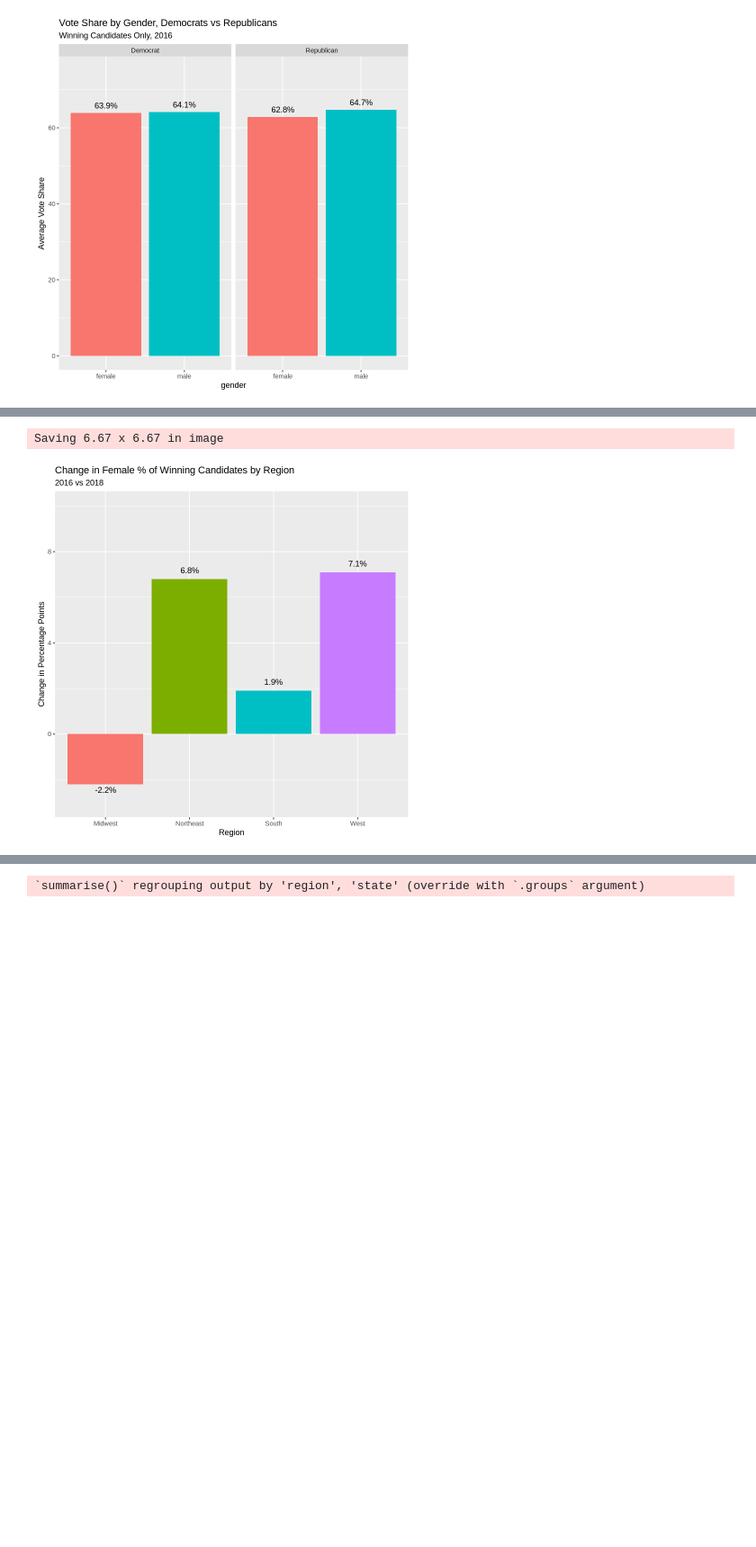
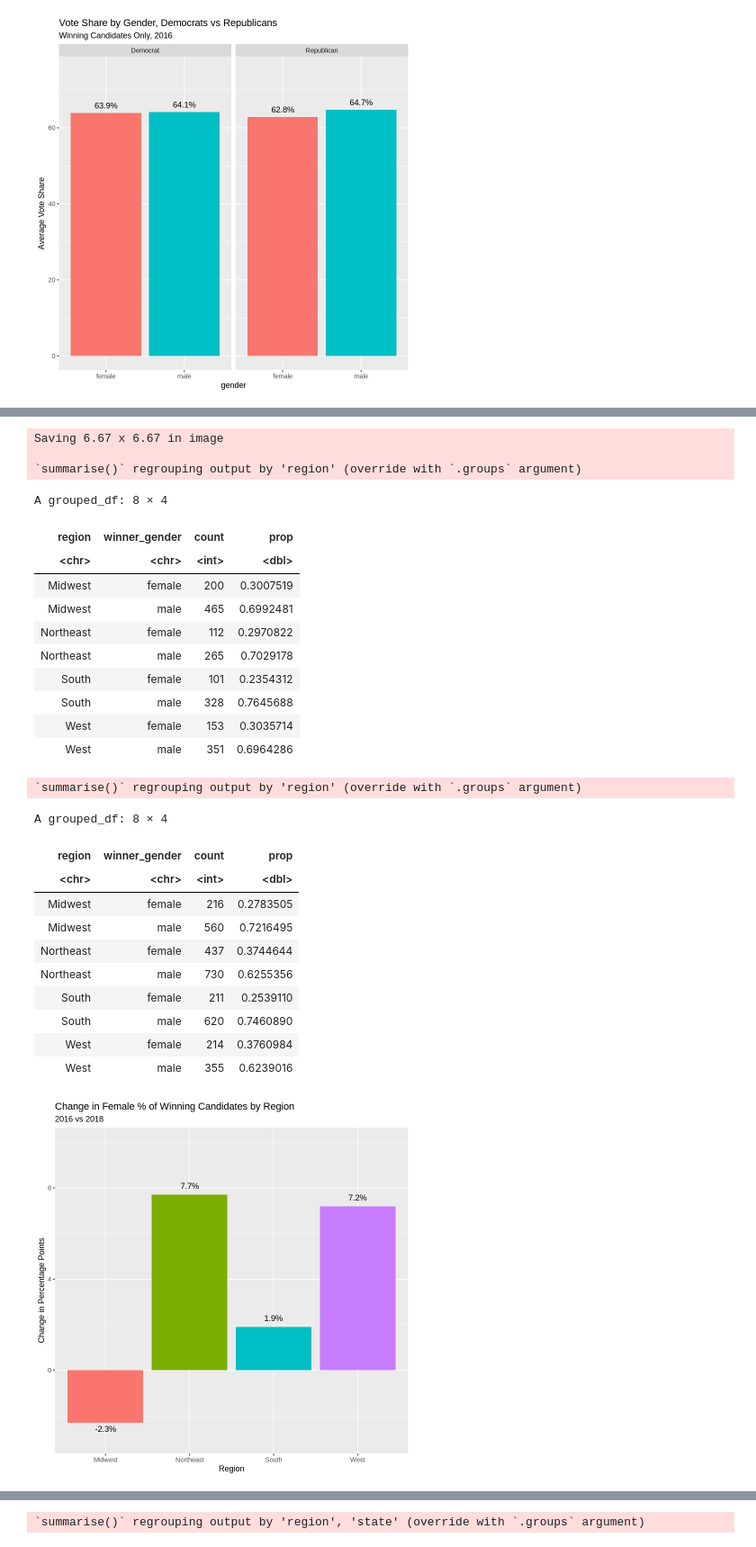
Before and after one commit to michael-bonitati-1117/final_project, a Jupyter notebook: state_election_analysis_michael.ipynb, the cells around one changed output, grey strips where cells are left out. Shown at 90% size. Drawn from its saved outputs; the diff is of its cells as text; code cells hidden in the pictures; blank space fills up the shorter version.

```diff
--- a/Dataset_Analysis.ipynb
+++ b/state_election_analysis_michael.ipynb
@@ -209,7 +209,7 @@ elections_2016_long %>%
 
 # 2016, female % of winning candidates
 female_win_2016 <- elections_2016 %>%
-    filter(gender_dem %in% c("male", "female"), gender_rep %in% c("male", "female")) %>%
+    filter(gender_dem %in% c("male", "female"), gender_rep %in% c("male", "female"), winner_gender %in% c("male", "female")) %>%
     group_by(winner_gender) %>%
     summarize(count = n()) %>%
     mutate(prop = count/sum(count)) %>%
@@ -218,8 +218,8 @@ female_win_2016 <- elections_2016 %>%
     mutate(year = 2016)
 
 # By region
-female_prop_region_16 <- elections_2016 %>%
-    filter(gender_dem %in% c("male", "female"), gender_rep %in% c("male", "female")) %>%
+female_win_region_16 <- elections_2016 %>%
+    filter(gender_dem %in% c("male", "female"), gender_rep %in% c("male", "female"), winner_gender %in% c("male", "female")) %>%
     group_by(region, winner_gender) %>%
     summarize(count = n()) %>%
     mutate(prop = count/sum(count)) %>%
@@ -227,7 +227,7 @@ female_prop_region_16 <- elections_2016 %>%
     summarize(avg_prop = round(100*mean(prop),1)) %>%
     mutate(year = 2016)
 
-female_prop_region_16 %>%
+female_win_region_16 %>%
     ggplot(aes(x = region, y = avg_prop, fill = region, label = paste(avg_prop, "%", sep = ""))) +
         geom_bar(stat = "identity") +
         geom_text(position = position_nudge(0,2)) +
@@ -236,7 +236,7 @@ female_prop_region_16 %>%
 
 # 2018, female % of winning candidates
 female_win_2018 <- elections_2018 %>%
-    filter(gender_democrat %in% c("male", "female"), gender_republican %in% c("male", "female")) %>%
+    filter(gender_democrat %in% c("male", "female"), gender_republican %in% c("male", "female"), winner_gender %in% c("male", "female")) %>%
     group_by(winner_gender) %>%
     summarize(count = n()) %>%
     mutate(prop = count/sum(count)) %>%
@@ -247,8 +247,8 @@ female_win_2018 <- elections_2018 %>%
 
 
 # By region
-female_prop_region_18 <- elections_2018 %>%
-    filter(gender_democrat %in% c("male", "female"), gender_republican %in% c("male", "female")) %>%
+female_win_region_18 <- elections_2018 %>%
+    filter(gender_democrat %in% c("male", "female"), gender_republican %in% c("male", "female"), winner_gender %in% c("male", "female")) %>%
     group_by(region, winner_gender) %>%
     summarize(count = n()) %>%
     mutate(prop = count/sum(count)) %>%
@@ -256,7 +256,7 @@ female_prop_region_18 <- elections_2018 %>%
     summarize(avg_prop = round(100*mean(prop),1)) %>%
     mutate(year = 2018)
 
-female_prop_region_18 %>%
+female_win_region_18 %>%
     ggplot(aes(x = region, y = avg_prop, fill = region, label = paste(avg_prop, "%", sep = ""))) +
         geom_bar(stat = "identity") +
         geom_text(position = position_nudge(0,2)) +
@@ -280,8 +280,8 @@ ggsave("female_overall_time.png")
 
 
 # 2016 vs 2018 by region
-female_prop_region_16 %>%
-    left_join(female_prop_region_18, by = "region") %>%
+female_win_region_16 %>%
+    left_join(female_win_region_18, by = "region") %>%
     mutate(change_prop = avg_prop.y - avg_prop.x,
             vjust = ifelse(change_prop >= 0, -1, 1.5)) %>%
     ggplot(aes(x = region, y = change_prop, fill = region)) +
@@ -294,6 +294,18 @@ female_prop_region_16 %>%
             x = "Region",
             y = "Change in Percentage Points")
 ggsave("female_change_region.jpg")
+
+
+elections_2016 %>%
+    group_by(region, winner_gender) %>%
+    filter(gender_dem %in% c("male", "female"), gender_rep %in% c("male", "female"), winner_gender %in% c("male", "female")) %>%
+    summarize(count = n()) %>%
+    mutate(prop = count / sum(count))
+elections_2018 %>%
+    group_by(region, winner_gender) %>%
+    filter(gender_democrat %in% c("male", "female"), gender_republican %in% c("male", "female"), winner_gender %in% c("male", "female")) %>%
+    summarize(count = n()) %>%
+    mutate(prop = count / sum(count))
 # %% [output]
 `summarise()` ungrouping output (override with `.groups` argument)
 
@@ -313,2 +325,27 @@ Saving 6.67 x 6.67 in image
 Saving 6.67 x 6.67 in image
+
+`summarise()` regrouping output by 'region' (override with `.groups` argument)
+A grouped_df: 8 × 4
+| region | winner_gender | count | prop |
+| <chr> | <chr> | <int> | <dbl> |
+| Midwest | female | 200 | 0.3007519 |
+| Midwest | male | 465 | 0.6992481 |
+| Northeast | female | 112 | 0.2970822 |
+| Northeast | male | 265 | 0.7029178 |
+| South | female | 101 | 0.2354312 |
+| South | male | 328 | 0.7645688 |
+| West | female | 153 | 0.3035714 |
+| West | male | 351 | 0.6964286 |
+`summarise()` regrouping output by 'region' (override with `.groups` argument)
+A grouped_df: 8 × 4
+| region | winner_gender | count | prop |
+| <chr> | <chr> | <int> | <dbl> |
+| Midwest | female | 216 | 0.2783505 |
+| Midwest | male | 560 | 0.7216495 |
+| Northeast | female | 437 | 0.3744644 |
+| Northeast | male | 730 | 0.6255356 |
+| South | female | 211 | 0.2539110 |
+| South | male | 620 | 0.7460890 |
+| West | female | 214 | 0.3760984 |
+| West | male | 355 | 0.6239016 |
-[figure, old version]
+[figure, new version]
```
Also changed, not shown: parts of 9 cells of this notebook.
